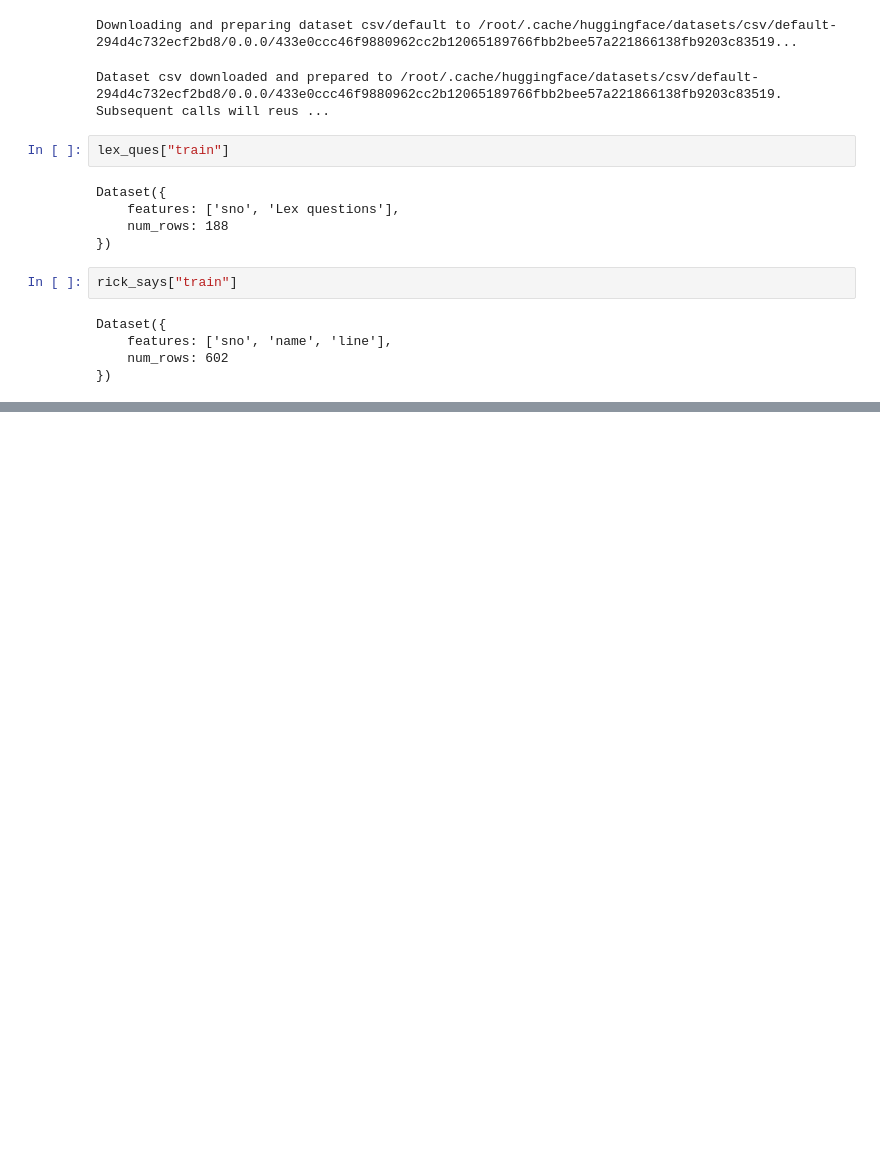
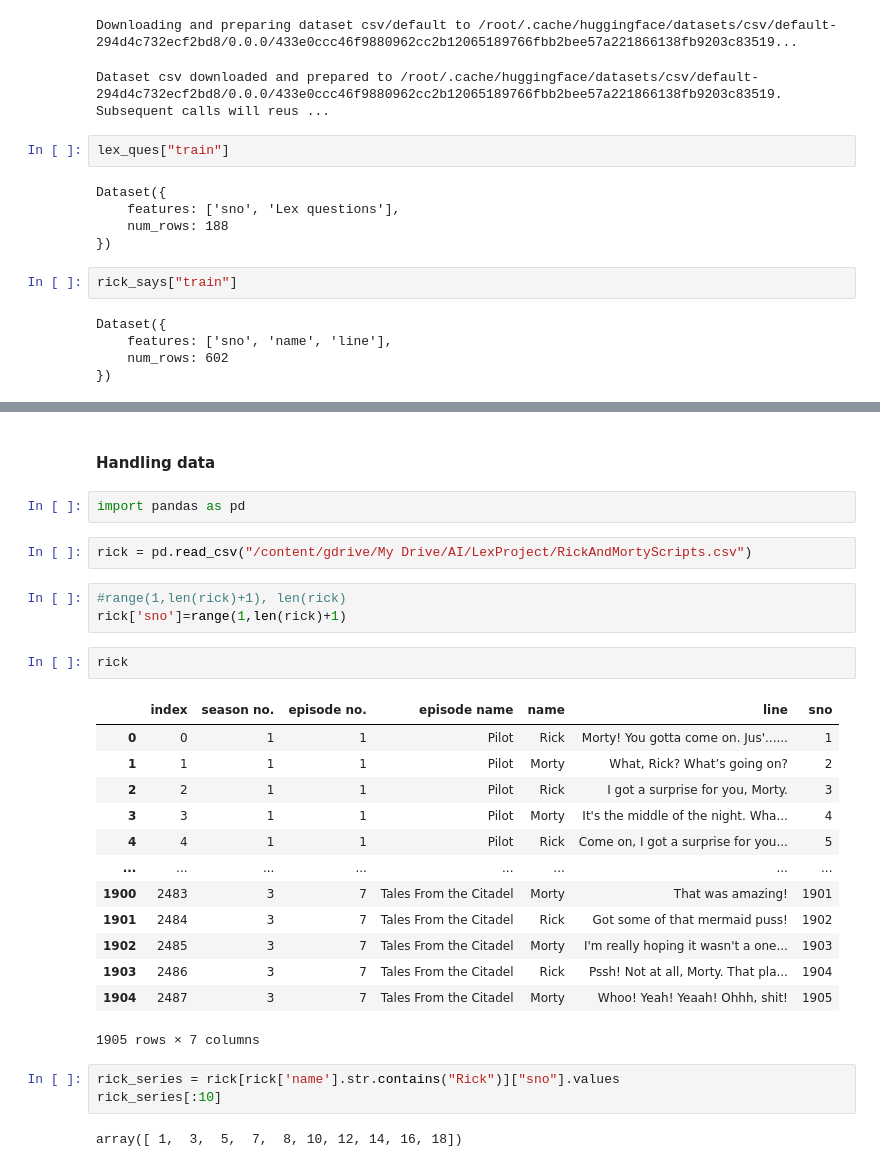
Before and after one commit to yvrjsharma/LexInterviewsX, a Jupyter notebook: Lex_Interviews_Rick.ipynb, the cells around one changed output, grey strips where cells are left out. Drawn from its saved outputs; the diff is of its cells as text; blank space fills up the shorter version.

```diff
--- a/Lex_Interviews_Rick.ipynb
+++ b/Lex_Interviews_Rick.ipynb
@@ -46,0 +385,30 @@ Dataset({
+# %% [markdown]
+#### **Handling data**
+# %%
+import pandas as pd
+# %%
+rick = pd.read_csv("/content/gdrive/My Drive/AI/LexProject/RickAndMortyScripts.csv")
+# %%
+#range(1,len(rick)+1), len(rick)
+rick['sno']=range(1,len(rick)+1)
+# %%
+rick
+# %% [output]
+|  | index | season no. | episode no. | episode name | name | line | sno |
+| 0 | 0 | 1 | 1 | Pilot | Rick | Morty! You gotta come on. Jus'...... | 1 |
+| 1 | 1 | 1 | 1 | Pilot | Morty | What, Rick? What’s going on? | 2 |
+| 2 | 2 | 1 | 1 | Pilot | Rick | I got a surprise for you, Morty. | 3 |
+| 3 | 3 | 1 | 1 | Pilot | Morty | It's the middle of the night. Wha... | 4 |
+| 4 | 4 | 1 | 1 | Pilot | Rick | Come on, I got a surprise for you... | 5 |
+| ... | ... | ... | ... | ... | ... | ... | ... |
+| 1900 | 2483 | 3 | 7 | Tales From the Citadel | Morty | That was amazing! | 1901 |
+| 1901 | 2484 | 3 | 7 | Tales From the Citadel | Rick | Got some of that mermaid puss! | 1902 |
+| 1902 | 2485 | 3 | 7 | Tales From the Citadel | Morty | I'm really hoping it wasn't a one... | 1903 |
+| 1903 | 2486 | 3 | 7 | Tales From the Citadel | Rick | Pssh! Not at all, Morty. That pla... | 1904 |
+| 1904 | 2487 | 3 | 7 | Tales From the Citadel | Morty | Whoo! Yeah! Yeaah! Ohhh, shit! | 1905 |
+1905 rows × 7 columns
+# %%
+rick_series = rick[rick['name'].str.contains("Rick")]["sno"].values
+rick_series[:10]
+# %% [output]
+array([ 1,  3,  5,  7,  8, 10, 12, 14, 16, 18])
```
Also changed, not shown: parts of 27 cells of this notebook.
